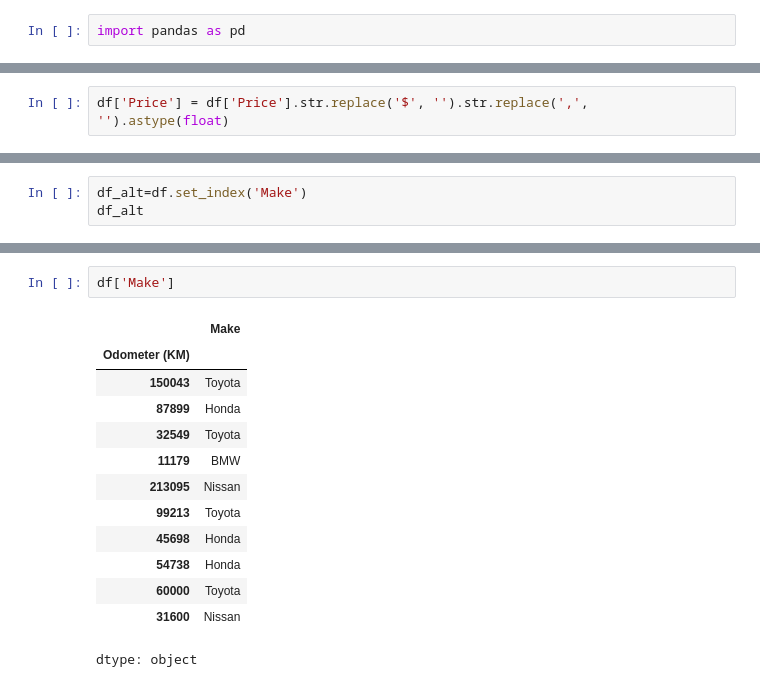
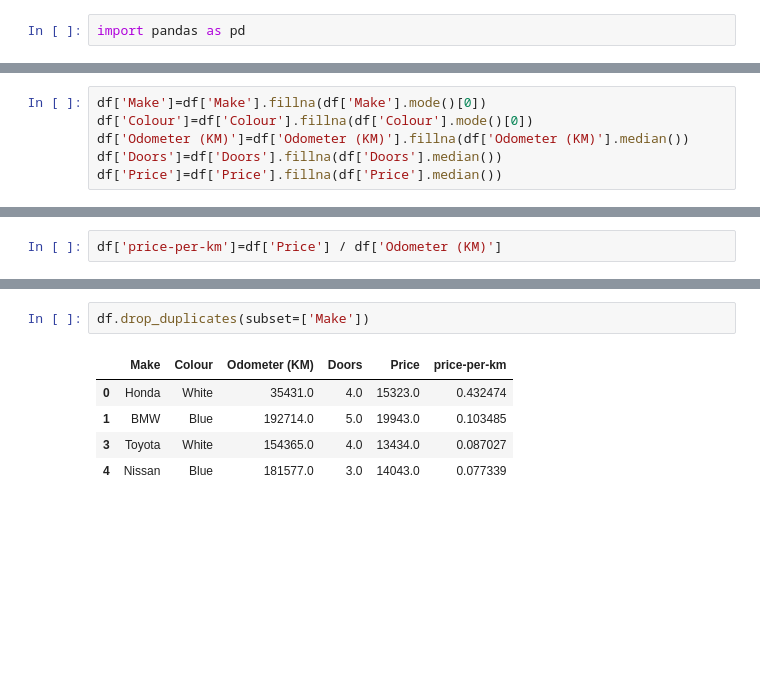
Before and after one commit to aydanbabayeva/dataset, a Jupyter notebook: Untitled0.ipynb, the cells around one changed output, grey strips where cells are left out. Drawn from its saved outputs; the diff is of its cells as text; blank space fills up the shorter version.

```diff
--- a/Untitled0.ipynb
+++ b/Untitled0.ipynb
@@ -49 +45,7 @@ df=pd.read_csv("car-sales.csv")
+# %%
+df['Make']=df['Make'].fillna(df['Make'].mode()[0])
+df['Colour']=df['Colour'].fillna(df['Colour'].mode()[0])
+df['Odometer (KM)']=df['Odometer (KM)'].fillna(df['Odometer (KM)'].median())
+df['Doors']=df['Doors'].fillna(df['Doors'].median())
+df['Price']=df['Price'].fillna(df['Price'].median())
 # %%
@@ -62 +67,3 @@ len(df)
+# %%
+df['price-per-km']=df['Price'] / df['Odometer (KM)']
 # %%
@@ -173,2 +84,0 @@ dtype: object
-# %%
-df['Price'] = df['Price'].str.replace('$', '').str.replace(',', '').astype(float)
@@ -207,3 +155,0 @@ df.loc[4:7]
-# %%
-df_alt=df.set_index('Make')
-df_alt
@@ -241,16 +156,8 @@ dtype: object
 # %%
-df['Make']
+df.drop_duplicates(subset=['Make'])
 # %% [output]
-|  | Make |
-| Odometer (KM) |  |
-| 150043 | Toyota |
-| 87899 | Honda |
-| 32549 | Toyota |
-| 11179 | BMW |
-| 213095 | Nissan |
-| 99213 | Toyota |
-| 45698 | Honda |
-| 54738 | Honda |
-| 60000 | Toyota |
-| 31600 | Nissan |
+|  | Make | Colour | Odometer (KM) | Doors | Price | price-per-km |
+| 0 | Honda | White | 35431.0 | 4.0 | 15323.0 | 0.432474 |
+| 1 | BMW | Blue | 192714.0 | 5.0 | 19943.0 | 0.103485 |
+| 3 | Toyota | White | 154365.0 | 4.0 | 13434.0 | 0.087027 |
+| 4 | Nissan | Blue | 181577.0 | 3.0 | 14043.0 | 0.077339 |
-dtype: object
```
Also changed, not shown: parts of 44 cells of this notebook.
